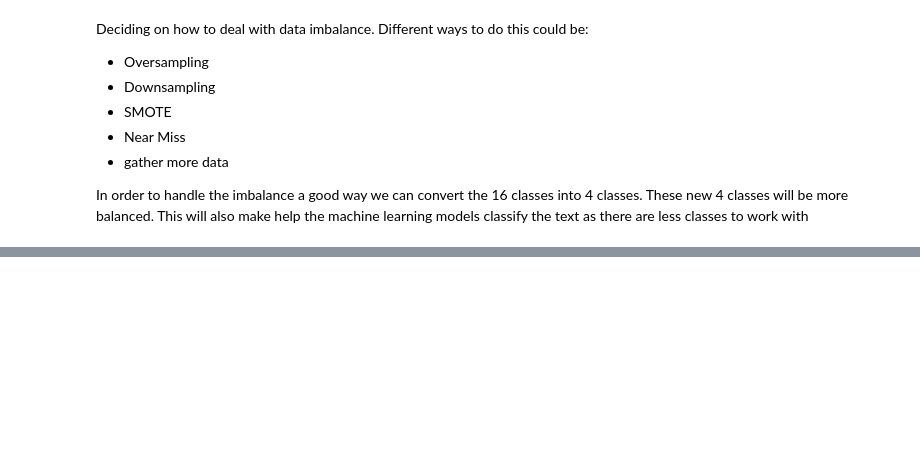
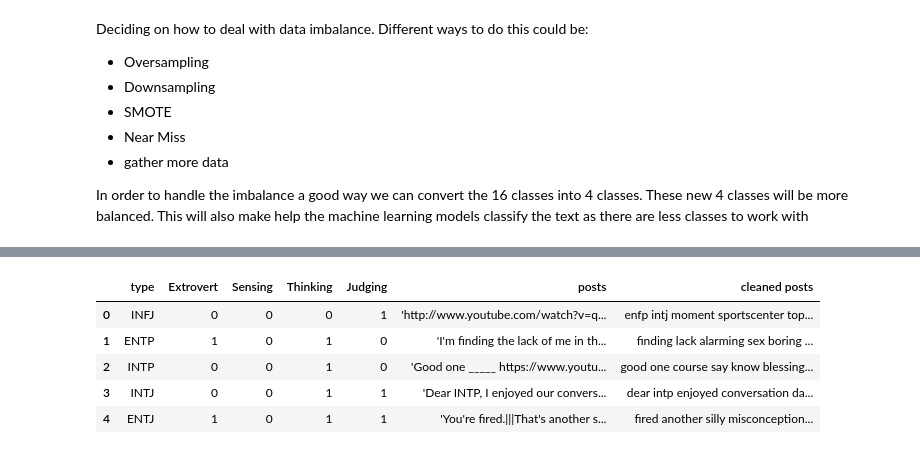
Before and after one commit to tonymbennett5/MBTI-ML-Social-Media-, a Jupyter notebook: notebooks/EDA of MBTI data .ipynb, the cells around one changed output, grey strips where cells are left out. Cells and saved outputs as stored; diff of their text form; code cells hidden in the pictures; blank space fills up the shorter version.

```diff
--- a/notebooks/EDA of MBTI data .ipynb
+++ b/notebooks/EDA of MBTI data .ipynb
@@ -108,0 +231,14 @@ Deciding on how to deal with data imbalance. Different ways to do this could be:
+# %%
+lem = WordNetLemmatizer()
+
+df['cleaned posts'] = df['cleaned posts'].apply(
+    lambda x: " ".join(
+        [
+            lem.lemmatize(word)
+            for word in x.split(" ")
+            if word not in stopwords.words("english")
+
+        ]
+    )
+
+)
@@ -108,0 +247,11 @@ Deciding on how to deal with data imbalance. Different ways to do this could be:
+# %%
+df['cleaned posts'] = df['cleaned posts'].str.replace(re.compile(r'\b\w{1,2}\b'), "")
+# %%
+df.head()
+# %% [output]
+|  | type | Extrovert | Sensing | Thinking | Judging | posts | cleaned posts |
+| 0 | INFJ | 0 | 0 | 0 | 1 | 'http://www.youtube.com/watch?v=q... | enfp intj moment sportscenter top... |
+| 1 | ENTP | 1 | 0 | 1 | 0 | 'I'm finding the lack of me in th... | finding lack alarming sex boring ... |
+| 2 | INTP | 0 | 0 | 1 | 0 | 'Good one _____ https://www.youtu... | good one course say know blessing... |
+| 3 | INTJ | 0 | 0 | 1 | 1 | 'Dear INTP, I enjoyed our convers... | dear intp enjoyed conversation da... |
+| 4 | ENTJ | 1 | 0 | 1 | 1 | 'You're fired.|||That's another s... | fired another silly misconception... |
```
Also changed, not shown: parts of 31 cells of this notebook.
